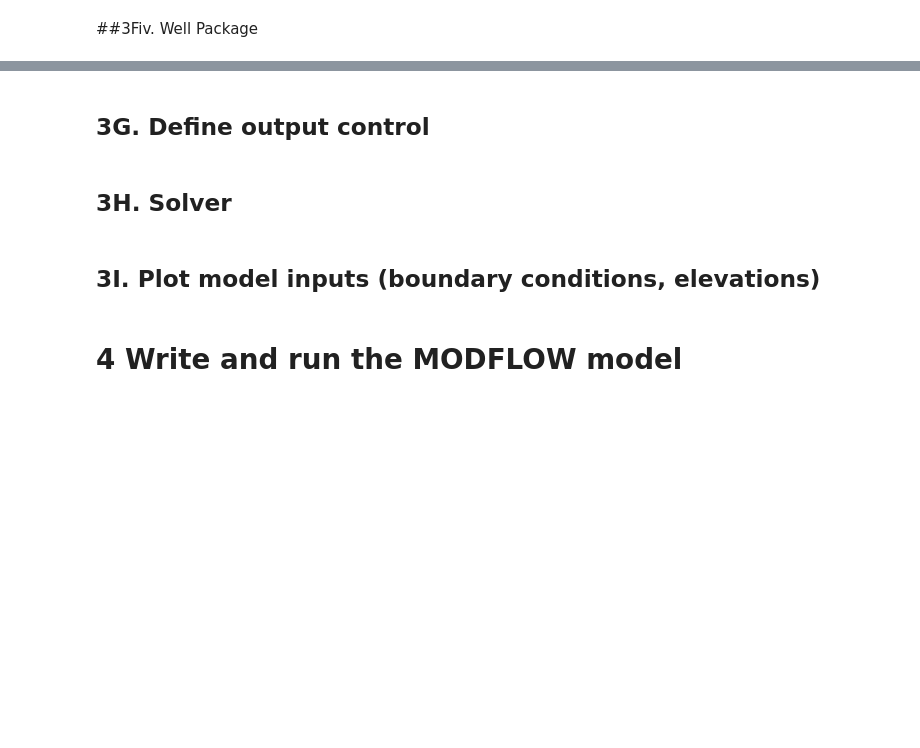
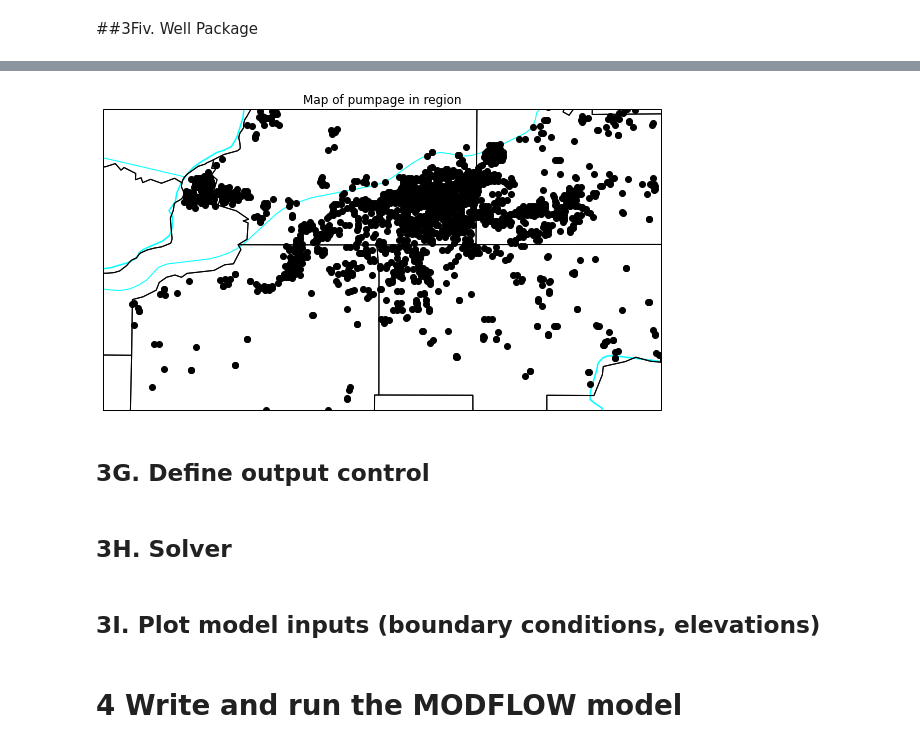
Before and after one commit to iordach1/GEOL572-GRL, a Jupyter notebook: GRL_Model_w_calibration(transmissivityadded).ipynb, the cells around one changed output, grey strips where cells are left out. Saved outputs shown, nothing was run; the diff lists cells and outputs as text; code cells hidden in the pictures; blank space fills up the shorter version.

```diff
--- a/GRL_Model_w_calibration(transmissivityadded).ipynb
+++ b/GRL_Model_w_calibration(transmissivityadded).ipynb
@@ -182,7 +202,7 @@ illimap = {'proj': 'lcc', # Lambert Conformal Conic
      'lat_0': 33,
      'lat_1': 33,
      'lat_2': 45,
-     'x_0': 2999994*0.3048,
+     'x_0': 2999994*0.304800609601219,
      'y_0': 0}
 
 prj = pyproj.Proj(illimap)
@@ -522,6 +546,10 @@ drn = flopy.modflow.mfdrn.ModflowDrn(m, ipakcb=None, stress_period_data=draindat
 # %%
 #just some functions for processing json into model coordinates
 #nothing to see here... move along
+
+import warnings
+warnings.filterwarnings("ignore", category=DeprecationWarning)
+
 def determine_layer(dtw, row, column, botgrids=botgrids, topgrid=topgrid):
   depth = topgrid[int(row), int(column)] - dtw
   if depth < botgrids[-1][int(row), int(column)]: return False
@@ -538,7 +566,7 @@ def convert_raw(well, maxrow=maxrow, maxcol=maxcol, ney=ney, swx=swx):
   else: return [determine_layer(well[0], row, column), int(row), int(column), well[3]]
 
 def convert_to_LatLong(row, illimap = illimap, latlong = wgs84):
-  long, lat = pyproj.transform(illimap,latlong,row[1], row[2])
+  long, lat = pyproj.transform(illimap,latlong,row[2]/3.281, row[1]/3.281)
   return [row[0], lat, long, row[3]]
 # %%
 #!upload the processPumpData_SUMMER.json OR processPumpData_SPRING.json file from the ./pumping directory
@@ -562,11 +590,7 @@ lrcq = json.loads(uploaded[file_name].decode("utf-8"))
 #that way it comes under the monthly current budget and not the capital account.
 
 lrcq = {int(k):v for k,v in lrcq.items()}
-#plot_points_df = pd.DataFrame(lrcq)
-
-#for row in plot_points_df.head().iterrows():
-#  print(row[1][0][1:3])
-#  print(convert_to_LatLong(row[1][0])[1:3])
+plot_points_df = pd.DataFrame(lrcq)
 
 lrcq.update({0:[convert_raw(x) for x in lrcq[0] if convert_raw(x)[0]]})
 
@@ -577,12 +608,14 @@ print("!WELLS SUCCESSFULLY ADDED TO MODEL!")
 # %%
 #map of pumpage data
 
+
+
 fig=plt.figure(figsize=(10,10)) #create 10 x 10 figure
 #Define a projection
-ax = plt.axes(projection=ccrs.PlateCarree())
+ax = plt.axes(projection=ccrs.PlateCarree(central_longitude=0.0))
 #Define the spatial domain to plot
-ax.set_xlim(sw_long,-89.2) #The spatial domain spans from minimum longitude to maximum longitude (x-direction)
-ax.set_ylim(41.2,ne_lat) #The spatial domain spans from minimum latitude to maximum latitude (y-direction)
+ax.set_xlim(sw_long,ne_long) #The spatial domain spans from minimum longitude to maximum longitude (x-direction)
+ax.set_ylim(sw_lat,ne_lat) #The spatial domain spans from minimum latitude to maximum latitude (y-direction)
 #Define a title for the plot
 ax.set_title('Map of pumpage in region')
 
@@ -594,37 +627,42 @@ largerivers = cf.NaturalEarthFeature(
     scale='110m', # major rivers
     facecolor='none')
 #Small rivers:
 smallrivers = cf.NaturalEarthFeature(
     category='physical',
     name='rivers_lake_centerlines_scale_rank',
     scale='10m', # smaller rivers (still considered major by many/most people)
     facecolor='none')
 #Smallest rivers:
 smallestrivers = cf.NaturalEarthFeature(
     category='physical',
     name='rivers_north_america',
     scale='10m',
     facecolor='none')
 #Population centers:
 popplaces = cf.NaturalEarthFeature(
     category='cultural',
     name='urban_areas', # plots municipal boundaries
     scale='10m',
     facecolor='plum')
 #Major roads:
 majorroads = cf.NaturalEarthFeature(
     category='cultural',
     name='roads',
     scale='10m',
     facecolor='none')
 
 # Add the features defined above to the plot, with various colors and markers
-ax.add_feature(popplaces,edgecolor='plum',linewidth=1.0) # Population centers will be light purple areas
+#ax.add_feature(popplaces,edgecolor='plum',linewidth=1.0) # Population centers will be light purple areas
 ax.add_feature(largerivers,edgecolor='aqua',linewidth=2.0) # Large, small, and smallest rivers will be light blue lines
-ax.add_feature(smallrivers,edgecolor='aqua',linewidth=2.0)
-ax.add_feature(smallestrivers,edgecolor='aqua',linewidth=2.0)
-ax.add_feature(majorroads,edgecolor='gray',linewidth=1.0) #Roads will be thin gray lines
+ax.add_feature(smallrivers,edgecolor='aqua',linewidth=1.5)
+ax.add_feature(smallestrivers,edgecolor='aqua',linewidth=1.0)
+#ax.add_feature(majorroads,edgecolor='gray',linewidth=1.0) #Roads will be thin gray lines
 ax.add_feature(USCOUNTIES.with_scale('5m'))
+
+for row in plot_points_df.iterrows():
+  ax.plot(convert_to_LatLong(row[1][0])[1], convert_to_LatLong(row[1][0])[2], marker='o', color = 'k', zorder = 10)
+# %% [output]
+[figure, added]
 # %% [markdown]
 ## 3G. Define output control
 # %%
```
Also changed, not shown: parts of 4 cells of this notebook.
